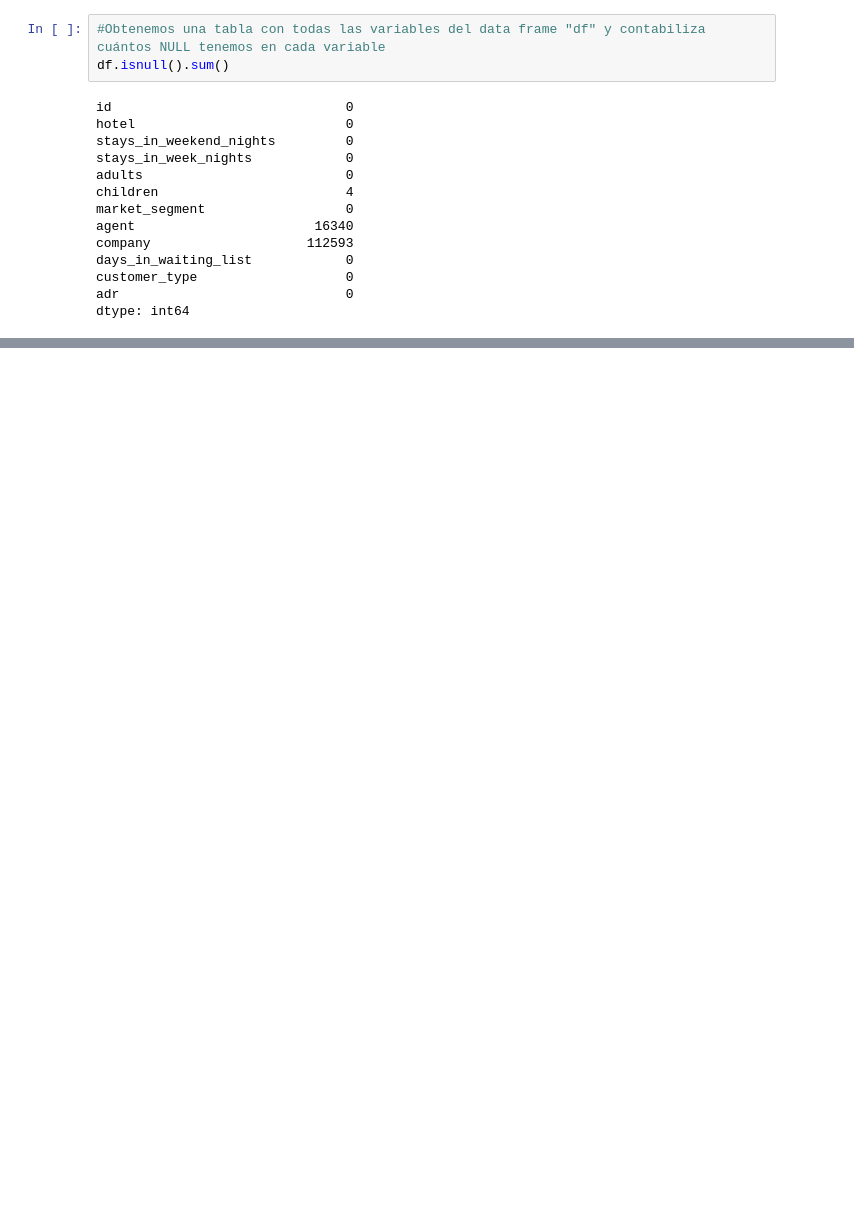
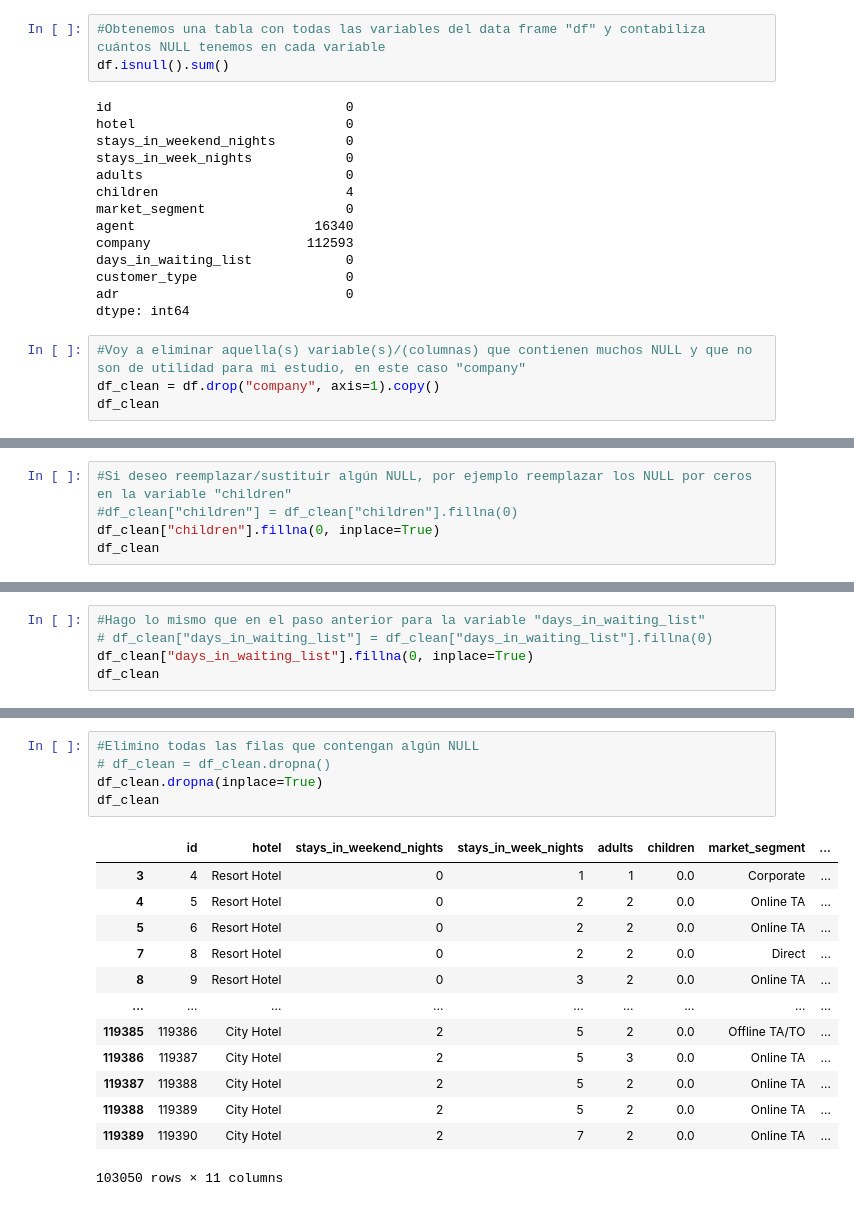
Before and after one commit to DeaAnalytics/univ-workshop, a Jupyter notebook: notebooks/Python/Sesion1.ipynb, the cells around one changed output, grey strips where cells are left out. Drawn from its saved outputs; the diff is of its cells as text; blank space fills up the shorter version.

```diff
--- a/notebooks/Python/Sesion1.ipynb
+++ b/notebooks/Python/Sesion1.ipynb
@@ -83,3 +98,7 @@ days_in_waiting_list            0
 customer_type                   0
 adr                             0
 dtype: int64
+# %%
+#Voy a eliminar aquella(s) variable(s)/(columnas) que contienen muchos NULL y que no son de utilidad para mi estudio, en este caso "company"
+df_clean = df.drop("company", axis=1).copy()
+df_clean
@@ -85,0 +119,5 @@ dtype: int64
+# %%
+#Si deseo reemplazar/sustituir algún NULL, por ejemplo reemplazar los NULL por ceros en la variable "children"
+#df_clean["children"] = df_clean["children"].fillna(0)
+df_clean["children"].fillna(0, inplace=True)
+df_clean
@@ -85,0 +138,5 @@ dtype: int64
+# %%
+#Hago lo mismo que en el paso anterior para la variable "days_in_waiting_list"
+# df_clean["days_in_waiting_list"] = df_clean["days_in_waiting_list"].fillna(0)
+df_clean["days_in_waiting_list"].fillna(0, inplace=True)
+df_clean
@@ -85,0 +157,19 @@ dtype: int64
+# %%
+#Elimino todas las filas que contengan algún NULL
+# df_clean = df_clean.dropna()
+df_clean.dropna(inplace=True)
+df_clean
+# %% [output]
+|  | id | hotel | stays_in_weekend_nights | stays_in_week_nights | adults | children | market_segment | ... |
+| 3 | 4 | Resort Hotel | 0 | 1 | 1 | 0.0 | Corporate | ... |
+| 4 | 5 | Resort Hotel | 0 | 2 | 2 | 0.0 | Online TA | ... |
+| 5 | 6 | Resort Hotel | 0 | 2 | 2 | 0.0 | Online TA | ... |
+| 7 | 8 | Resort Hotel | 0 | 2 | 2 | 0.0 | Direct | ... |
+| 8 | 9 | Resort Hotel | 0 | 3 | 2 | 0.0 | Online TA | ... |
+| ... | ... | ... | ... | ... | ... | ... | ... | ... |
+| 119385 | 119386 | City Hotel | 2 | 5 | 2 | 0.0 | Offline TA/TO | ... |
+| 119386 | 119387 | City Hotel | 2 | 5 | 3 | 0.0 | Online TA | ... |
+| 119387 | 119388 | City Hotel | 2 | 5 | 2 | 0.0 | Online TA | ... |
+| 119388 | 119389 | City Hotel | 2 | 5 | 2 | 0.0 | Online TA | ... |
+| 119389 | 119390 | City Hotel | 2 | 7 | 2 | 0.0 | Online TA | ... |
+103050 rows × 11 columns
```
Also changed, not shown: parts of 9 cells of this notebook.
